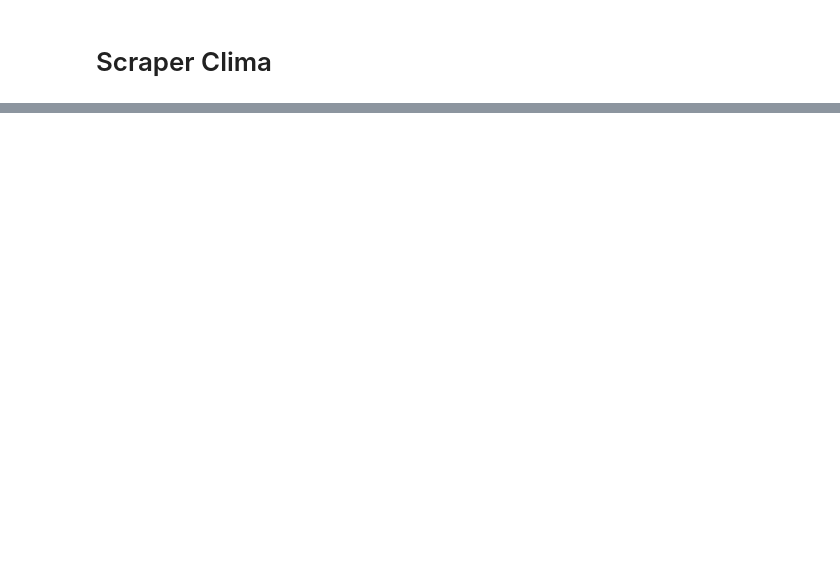
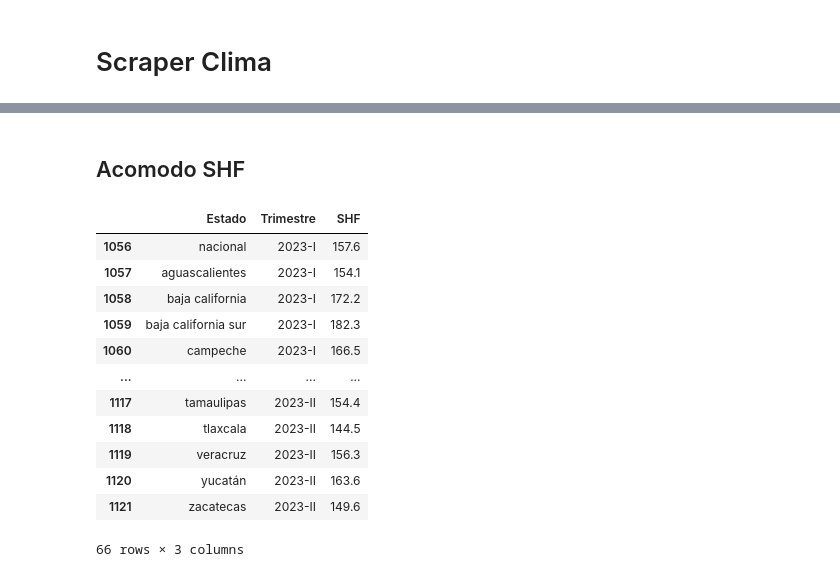
Before and after one commit to BryanPP97/airflow_cobrit, a Jupyter notebook: dags/utils/scraper.ipynb, the cells around one changed output, grey strips where cells are left out. Saved outputs shown, nothing was run; the diff lists cells and outputs as text; code cells hidden in the pictures; blank space fills up the shorter version.

```diff
--- a/dags/utils/scraper.ipynb
+++ b/dags/utils/scraper.ipynb
@@ -1162,0 +1023,24 @@ clima_scraper()
+# %% [markdown]
+## Acomodo SHF
+# %%
+df_shf = pd.read_csv('SHF_extract.csv')
+df_shf = df_shf.drop(df_shf.index[33:])
+df_shf = df_shf.melt(id_vars=['Estado'], var_name = 'Trimestre', value_name='SHF')
+# Usar str.contains para filtrar los registros que contienen "2023"
+df_shf = df_shf[df_shf['Trimestre'].str.contains('2023')]
+df_shf['Estado'] = df_shf['Estado'].str.lower()
+df_shf
+# %% [output]
+|  | Estado | Trimestre | SHF |
+| 1056 | nacional | 2023-I | 157.6 |
+| 1057 | aguascalientes | 2023-I | 154.1 |
+| 1058 | baja california | 2023-I | 172.2 |
+| 1059 | baja california sur | 2023-I | 182.3 |
+| 1060 | campeche | 2023-I | 166.5 |
+| ... | ... | ... | ... |
+| 1117 | tamaulipas | 2023-II | 154.4 |
+| 1118 | tlaxcala | 2023-II | 144.5 |
+| 1119 | veracruz | 2023-II | 156.3 |
+| 1120 | yucatán | 2023-II | 163.6 |
+| 1121 | zacatecas | 2023-II | 149.6 |
+66 rows × 3 columns
```
Also changed, not shown: parts of 16 cells of this notebook.
